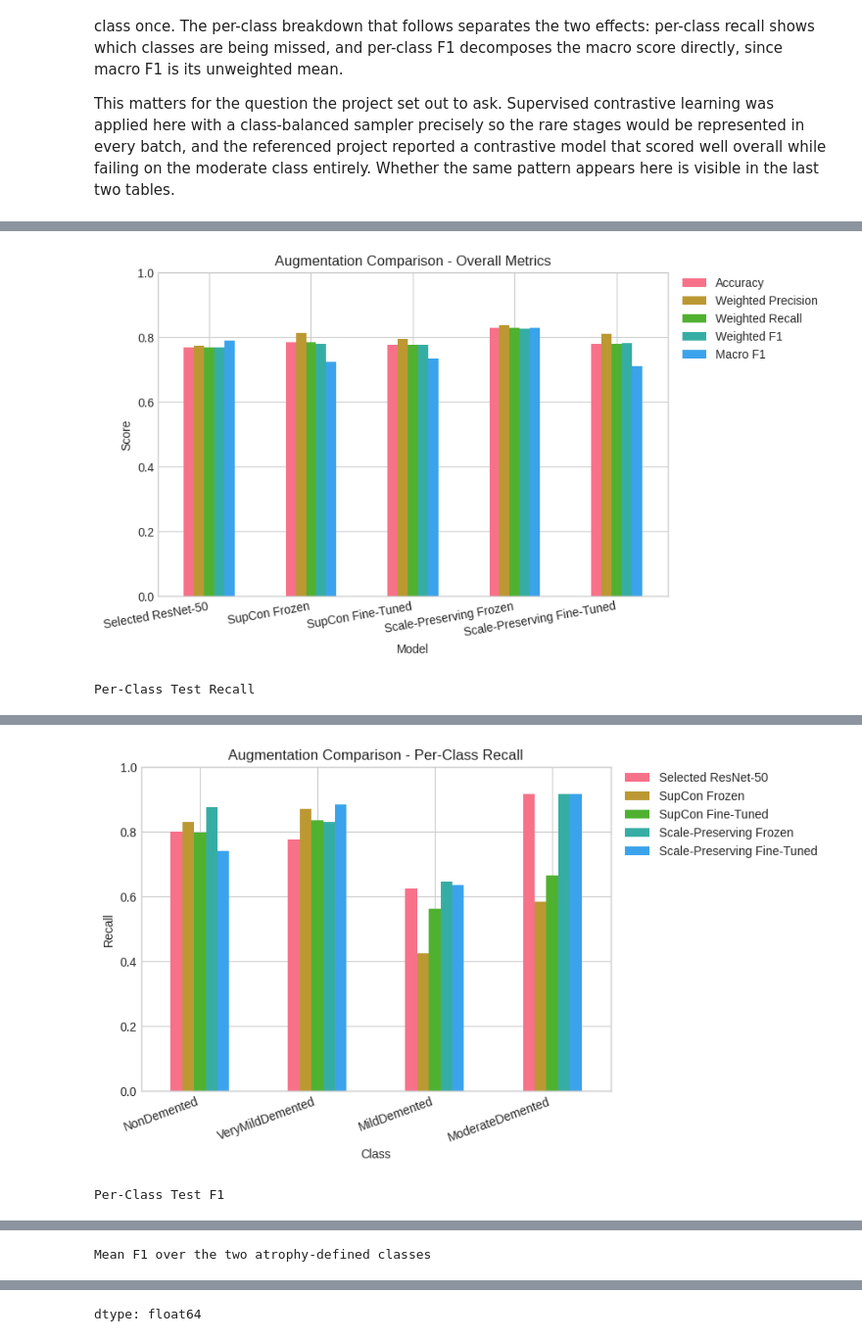
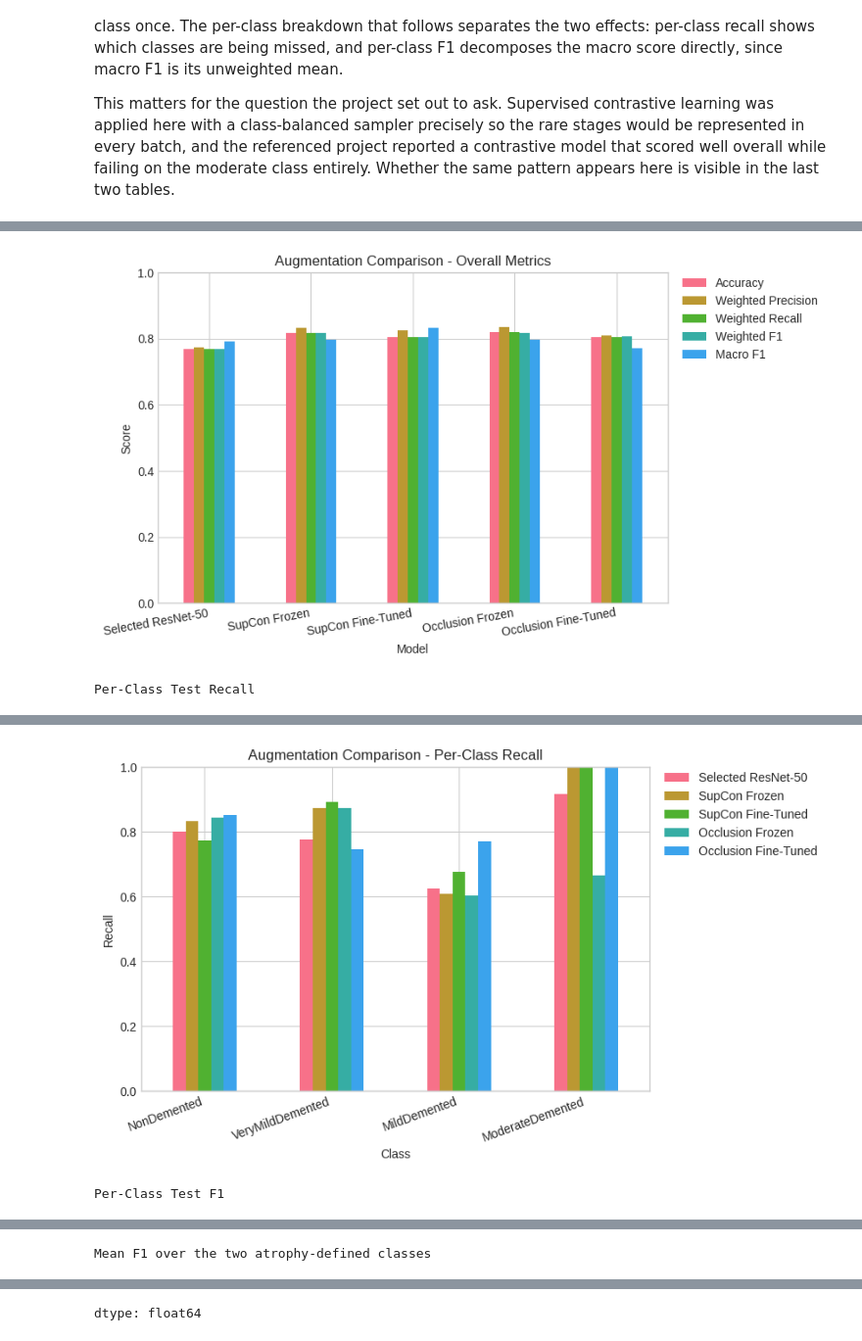
Before and after one commit to VladetaV/Deep-Learning-For-Human-Body-Marker-Augmentation, a Jupyter notebook: alzheimer_classification.ipynb, the cells around one changed output, grey strips where cells are left out. Shown at 98% size. Drawn from its saved outputs; the diff is of its cells as text; code cells hidden in the pictures.

```diff
--- a/alzheimer_classification.ipynb
+++ b/alzheimer_classification.ipynb
@@ -2031,7 +2042,9 @@ def train_linear_probe(
 
     classifier.eval()
     with torch.no_grad():
-        predicted_labels = classifier(val_features).argmax(dim=1).cpu().tolist()
+        validation_logits = classifier(val_features)
+        validation_loss = probe_criterion(validation_logits, val_targets).item()
+        predicted_labels = validation_logits.argmax(dim=1).cpu().tolist()
     true_labels = val_targets.cpu().tolist()
 
     _, _, macro_f1, _ = precision_recall_fscore_support(
@@ -2045,6 +2058,7 @@ def train_linear_probe(
         'accuracy': accuracy_score(true_labels, predicted_labels),
         'macro_f1': macro_f1,
         'train_loss': loss.item(),
+        'val_loss': validation_loss,
     }
 # %%
 if CONTRASTIVE_MODEL_PATH.exists() and not RETRAIN_CONTRASTIVE:
@@ -2694,7 +2750,7 @@ Validation linear probe macro F1: 0.9976 (selected run: 0.9965)
 def train_classifier_from_encoder(encoder, freeze_backbone, model_path, model_name):
     classifier = build_contrastive_classifier(encoder, freeze_backbone)
 
-    if model_path.exists() and not RETRAIN_SCALE_PRESERVING:
+    if model_path.exists() and not RETRAIN_OCCLUSION:
         checkpoint = torch.load(model_path, map_location=device, weights_only=False)
         classifier.load_state_dict(checkpoint['model_state_dict'])
         print(f'Loaded {model_name} from {model_path}')
@@ -2730,7 +2786,7 @@ def train_classifier_from_encoder(encoder, freeze_backbone, model_path, model_na
             'data_split': 'original_kaggle_test',
             'encoder_config': best_contrastive_config,
             'classifier_config': best_resnet_config,
-            'augmentation': 'scale_preserving',
+            'augmentation': 'occlusion',
             'frozen_backbone': freeze_backbone,
         },
         model_path.with_suffix('.tmp')
@@ -2740,19 +2796,19 @@ def train_classifier_from_encoder(encoder, freeze_backbone, model_path, model_na
     return classifier, metrics
 
 
-scale_preserving_frozen, scale_preserving_frozen_metrics = train_classifier_from_encoder(
-    scale_preserving_encoder,
+occlusion_frozen, occlusion_frozen_metrics = train_classifier_from_encoder(
+    occlusion_encoder,
     freeze_backbone=True,
-    model_path=SCALE_PRESERVING_PATHS['frozen'],
-    model_name='SupCon Scale-Preserving Frozen',
+    model_path=OCCLUSION_PATHS['frozen'],
+    model_name='SupCon Occlusion Frozen',
 )
 
-scale_preserving_finetuned, scale_preserving_finetuned_metrics = (
+occlusion_finetuned, occlusion_finetuned_metrics = (
     train_classifier_from_encoder(
-        scale_preserving_encoder,
+        occlusion_encoder,
         freeze_backbone=False,
-        model_path=SCALE_PRESERVING_PATHS['finetuned'],
-        model_name='SupCon Scale-Preserving Fine-Tuned',
+        model_path=OCCLUSION_PATHS['finetuned'],
+        model_name='SupCon Occlusion Fine-Tuned',
     )
 )
 # %% [output]
@@ -2765,15 +2821,15 @@ Saved SupCon Scale-Preserving Fine-Tuned to /content/drive/MyDrive/alzheimer-cla
 # %%
-scale_preserving_frozen_results = evaluate_model(
-    scale_preserving_frozen,
+occlusion_frozen_results = evaluate_model(
+    occlusion_frozen,
     criterion,
     test_loader,
-    title='SupCon Scale-Preserving Frozen',
+    title='SupCon Occlusion Frozen',
 )
 
-scale_preserving_finetuned_results = evaluate_model(
-    scale_preserving_finetuned,
+occlusion_finetuned_results = evaluate_model(
+    occlusion_finetuned,
     criterion,
     test_loader,
-    title='SupCon Scale-Preserving Fine-Tuned',
+    title='SupCon Occlusion Fine-Tuned',
 )
 # %% [output]
@@ -2798,8 +2854,8 @@ augmentation_model_results = {
     'Selected ResNet-50': resnet_results,
     'SupCon Frozen': frozen_results,
     'SupCon Fine-Tuned': finetuned_results,
-    'Scale-Preserving Frozen': scale_preserving_frozen_results,
-    'Scale-Preserving Fine-Tuned': scale_preserving_finetuned_results,
+    'Occlusion Frozen': occlusion_frozen_results,
+    'Occlusion Fine-Tuned': occlusion_finetuned_results,
 }
 
 augmentation_comparison, augmentation_per_class_recall = compare_model_results(
@@ -2841,2 +2897,2 @@ display(augmentation_per_class_f1.loc[atrophy_classes].mean().round(4))
-[figure, old version]
+[figure, new version]
 Per-Class Test Recall
@@ -2849,2 +2905,2 @@ Per-Class Test Recall
-[figure, old version]
+[figure, new version]
 Per-Class Test F1
```
Also changed, not shown: parts of 18 cells of this notebook, 1 other file.
